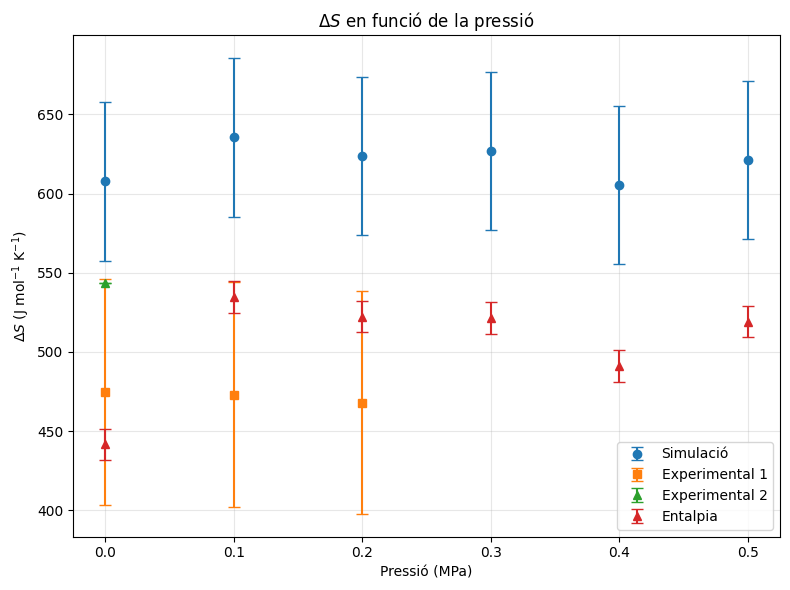
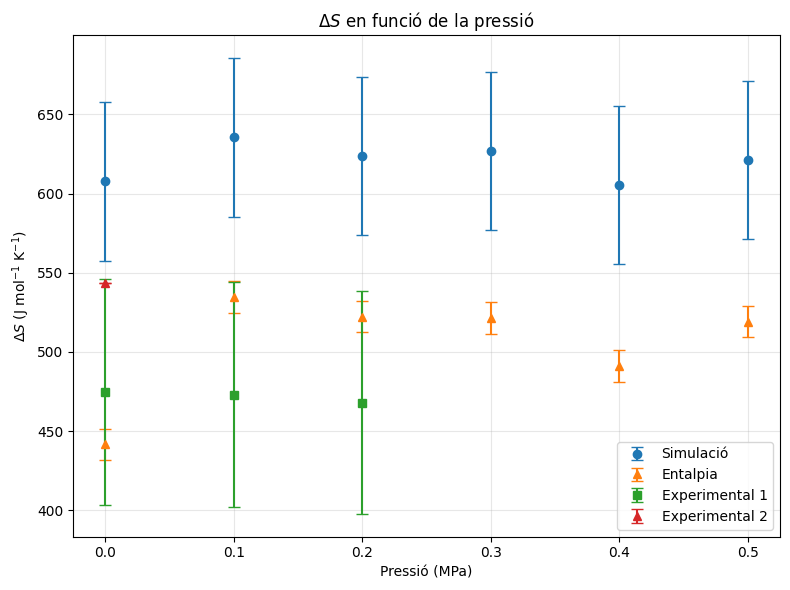
Code edit (unified diff) that turned the first committed figure into the second:
--- before
+++ after
@@ -58,4 +58,10 @@
 
 plt.errorbar(
+    P, S_H, yerr=err_H,
+    fmt='^', capsize=4,
+    label='Entalpia'
+)
+
+plt.errorbar(
     P, S_exp, yerr=err_exp,
     fmt='s', capsize=4,
@@ -68,9 +74,5 @@
     label='Experimental 2'
 )
-plt.errorbar(
-    P, S_H, yerr=err_H,
-    fmt='^', capsize=4,
-    label='Entalpia'
-)
+
 
 

Commit: fin 9/06 de la upc